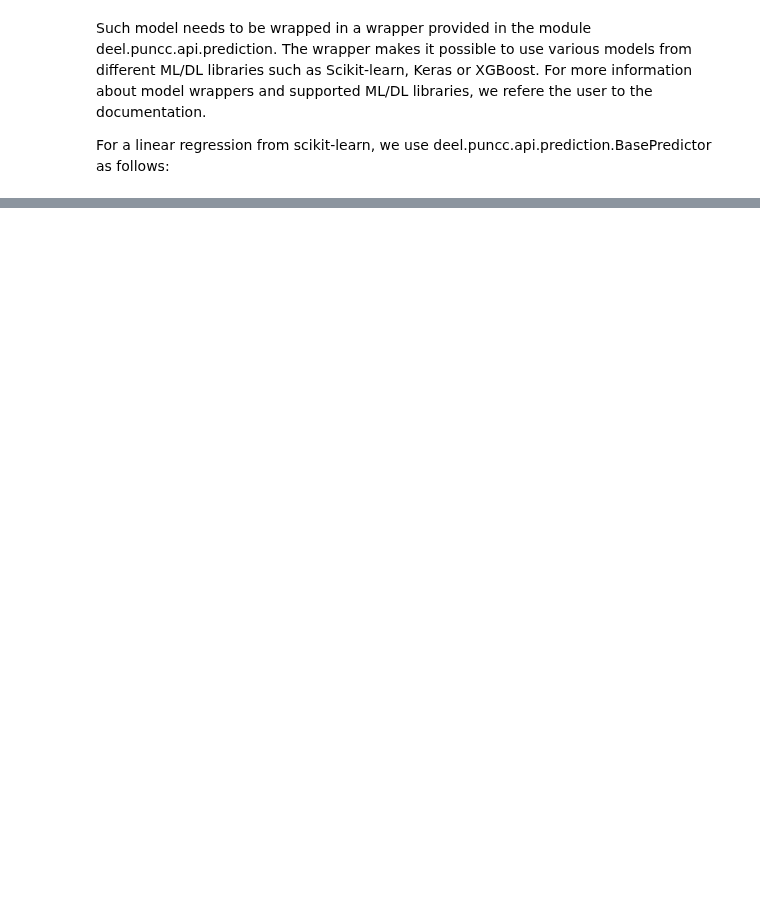
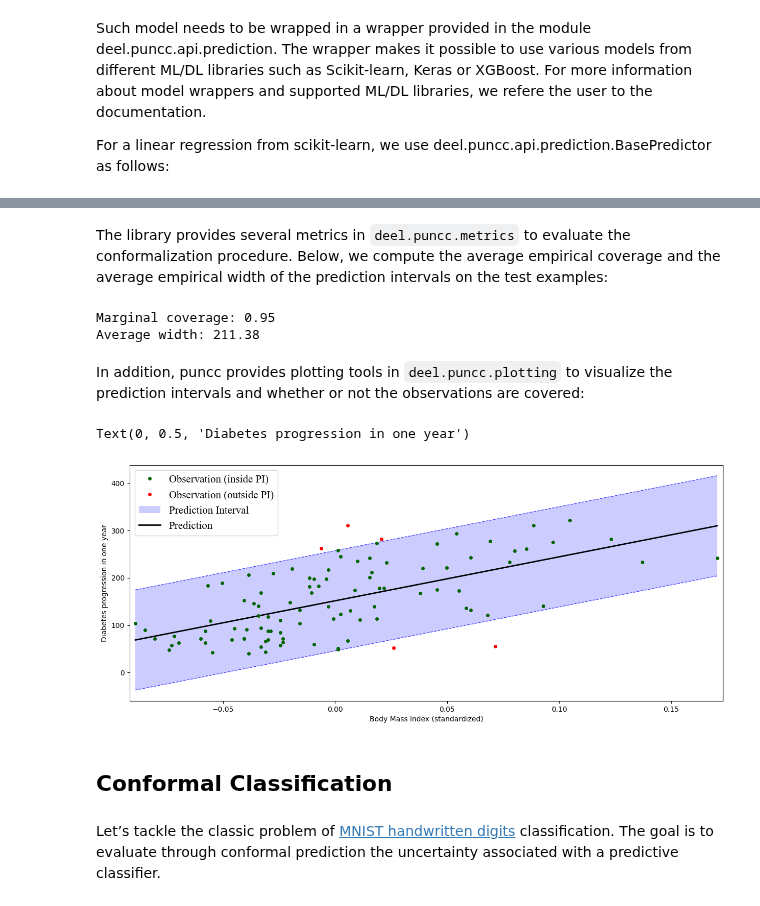
Before and after one commit to deel-ai/puncc, a Jupyter notebook: docs/quickstart.ipynb, the cells around one changed output, grey strips where cells are left out. Cells and saved outputs as stored; diff of their text form; code cells hidden in the pictures; blank space fills up the shorter version.

```diff
--- a/docs/quickstart.ipynb
+++ b/docs/quickstart.ipynb
@@ -224,15 +134,0 @@ Now let's try to have a tighter enveloppe by modifying the split plan into a K-f
-# %%
-from deel.puncc.api.splitting import KFoldSplitter
-
-# 20-fold data splitter
-kfold_splitter = KFoldSplitter(K=20, random_state=random_seed)
-
-# Only the splitter argument is changed from before
-cv_cp = ConformalPredictor(predictor=lin_reg_predictor,
-                           calibrator=my_calibrator,
-                           splitter=kfold_splitter,
-                           train=True)
-
-cv_cp.fit(X_train, y_train)
-
-y_pred, y_pred_lower, y_pred_upper = cv_cp.predict(X_test, alpha=alpha)
@@ -262,14 +134,0 @@ Now, let's use a state of the art method called EnbPI. This method is specifical
-# %%
-from deel.puncc.regression import EnbPI
-from sklearn.ensemble import RandomForestRegressor
-
-# Predictor
-mu_rf = RandomForestRegressor(n_estimators=100, n_jobs=4, random_state=random_seed)
-rf_predictor = BasePredictor(mu_rf)
-
-# Enbpi conformalizer
-enbpi = EnbPI(rf_predictor, B=30, agg_func_loo=np.mean)
-
-# Fit and interval prediction
-enbpi.fit(X_train, y_train)
-y_pred, y_pred_lower, y_pred_upper = enbpi.predict(X_test, alpha=alpha, y_true=y_test, s=None)
@@ -299,0 +135,37 @@ Average width: 225.56
+# %% [markdown]
+The library provides several metrics in `deel.puncc.metrics` to evaluate the conformalization procedure. Below, we compute the average empirical coverage and the average empirical width of the prediction intervals on the test examples:
+# %%
+from deel.puncc import metrics
+
+coverage = metrics.regression_mean_coverage(y_test, y_pred_lower, y_pred_upper)
+width = metrics.regression_sharpness(y_pred_lower=y_pred_lower,
+                                    y_pred_upper=y_pred_upper)
+print(f"Marginal coverage: {coverage:.2f}")
+print(f"Average width: {width:.2f}")
+# %% [output]
+Marginal coverage: 0.95
+Average width: 211.38
+# %% [markdown]
+In addition, puncc provides plotting tools in `deel.puncc.plotting` to visualize the prediction intervals and whether or not the observations are covered:
+# %%
+from deel.puncc.plotting import plot_prediction_intervals
+
+# Figure of the prediction bands
+
+ax = plot_prediction_intervals(
+        X = X_test[:,0],
+        y_true=y_test,
+        y_pred=y_pred,
+        y_pred_lower=y_pred_lower,
+        y_pred_upper=y_pred_upper,
+        loc="upper left")
+
+ax.set_xlabel("Body Mass Index (standardized)")
+ax.set_ylabel("Diabetes progression in one year")
+# %% [output]
+Text(0, 0.5, 'Diabetes progression in one year')
+[figure, added]
+# %% [markdown]
+## Conformal Classification
+# %% [markdown]
+Let’s tackle the classic problem of [MNIST handwritten digits](https://en.wikipedia.org/wiki/MNIST_database) classification. The goal is to evaluate through conformal prediction the uncertainty associated with a predictive classifier.
```
Also changed, not shown: parts of 41 cells of this notebook.
